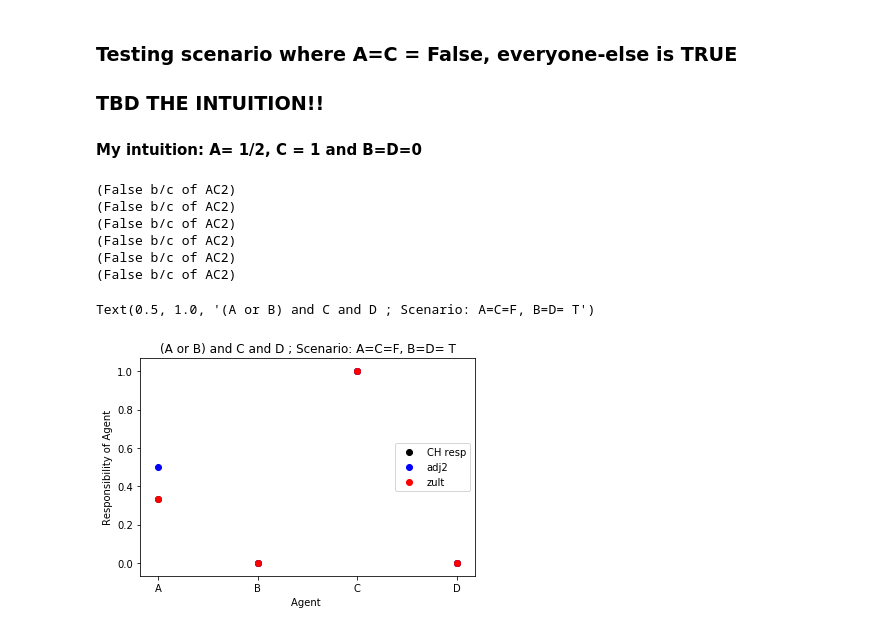
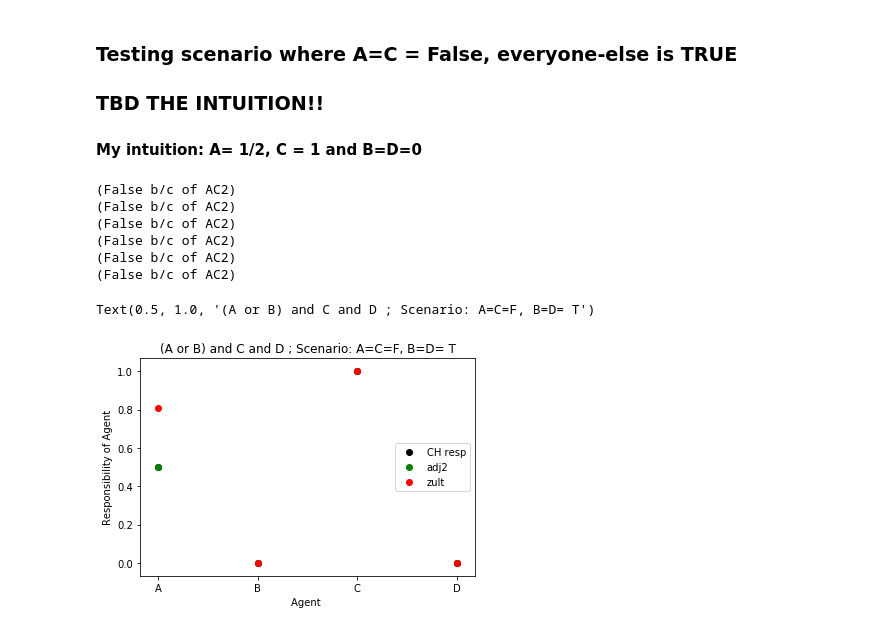
Before and after one commit to akashgokul/Causal_Research, a Jupyter notebook: Halpern-Pearl (Original Defn) Implementation.ipynb, the cells around one changed output. Cells and saved outputs as stored; diff of their text form; code cells hidden in the pictures.

```diff
--- a/Halpern-Pearl (Original Defn) Implementation.ipynb
+++ b/Halpern-Pearl (Original Defn) Implementation.ipynb
@@ -2167,10 +2164,10 @@ adj_z = []
 for i in range(4):
     X = [V[i]]
     X_index = [i]
-    r = Scenario_Model.responsibility(X,X_index,V[-1],scenario,True)
+    r = Scenario_Model.responsibility(X,X_index,V[-1],scenario,False)
     og_r.append(r)
     adj_1.append(Scenario_Model.adj_responsibility(X,X_index,1,V[-1],scenario,True))
-    adj_zult = Scenario_Model.adj_responsibility_2m(X,X_index,1,V[-1],scenario,True)
+    adj_zult = Scenario_Model.adj_responsibility_2m(X,X_index,1,V[-1],scenario,False)
     adj_2.append(adj_zult[0])
     adj_z.append(adj_zult[1])
 num_agents = np.asarray(['A','B','C','D'])
@@ -2180,7 +2177,7 @@ adj_2 = np.asarray(adj_2)
 adj_z = np.asarray(adj_z)
 plt.scatter(num_agents,og_r, color = 'black',label = 'CH resp')
 #plt.scatter(num_agents,adj_1, color = 'green',label='adj1')
-plt.scatter(num_agents,adj_2, color = 'blue',label='adj2')
+plt.scatter(num_agents,adj_2, color = 'green',label='adj2')
 plt.scatter(num_agents,adj_z, color = 'red',label = 'zult')
 plt.legend(loc='right')
 plt.xlabel('Agent')
@@ -2212,10 +2203,10 @@ adj_z = []
 for i in range(4):
     X = [V[i]]
     X_index = [i]
-    r = Scenario_Model.responsibility(X,X_index,V[-1],scenario,True)
+    r = Scenario_Model.responsibility(X,X_index,V[-1],scenario,False)
     og_r.append(r)
     adj_1.append(Scenario_Model.adj_responsibility(X,X_index,1,V[-1],scenario,True))
-    adj_zult = Scenario_Model.adj_responsibility_2m(X,X_index,1,V[-1],scenario,True)
+    adj_zult = Scenario_Model.adj_responsibility_2m(X,X_index,1,V[-1],scenario,False)
     adj_2.append(adj_zult[0])
     adj_z.append(adj_zult[1])
 num_agents = np.asarray(['A','B','C','D'])
@@ -2225,7 +2216,7 @@ adj_2 = np.asarray(adj_2)
 adj_z = np.asarray(adj_z)
 plt.scatter(num_agents,og_r, color = 'black',label = 'CH resp')
 #plt.scatter(num_agents,adj_1, color = 'green',label='adj1')
-plt.scatter(num_agents,adj_2, color = 'blue',label='adj2')
+plt.scatter(num_agents,adj_2, color = 'green',label='adj2')
 plt.scatter(num_agents,adj_z, color = 'red',label = 'zult')
 plt.legend(loc='right')
 plt.xlabel('Agent')
@@ -2257,10 +2242,10 @@ adj_z = []
 for i in range(4):
     X = [V[i]]
     X_index = [i]
-    r = Scenario_Model.responsibility(X,X_index,V[-1],scenario,True)
+    r = Scenario_Model.responsibility(X,X_index,V[-1],scenario,False)
     og_r.append(r)
     adj_1.append(Scenario_Model.adj_responsibility(X,X_index,1,V[-1],scenario,True))
-    adj_zult = Scenario_Model.adj_responsibility_2m(X,X_index,1,V[-1],scenario,True)
+    adj_zult = Scenario_Model.adj_responsibility_2m(X,X_index,1,V[-1],scenario,False)
     adj_2.append(adj_zult[0])
     adj_z.append(adj_zult[1])
 num_agents = np.asarray(['A','B','C','D'])
@@ -2270,7 +2255,7 @@ adj_2 = np.asarray(adj_2)
 adj_z = np.asarray(adj_z)
 plt.scatter(num_agents,og_r, color = 'black',label = 'CH resp')
 #plt.scatter(num_agents,adj_1, color = 'green',label='adj1')
-plt.scatter(num_agents,adj_2, color = 'blue',label='adj2')
+plt.scatter(num_agents,adj_2, color = 'green',label='adj2')
 plt.scatter(num_agents,adj_z, color = 'red',label = 'zult')
 plt.legend(loc='upper right')
 plt.xlabel('Agent')
@@ -2306,10 +2291,10 @@ adj_z = []
 for i in range(4):
     X = [V[i]]
     X_index = [i]
-    r = Scenario_Model.responsibility(X,X_index,V[-1],scenario,True)
+    r = Scenario_Model.responsibility(X,X_index,V[-1],scenario,False)
     og_r.append(r)
     adj_1.append(Scenario_Model.adj_responsibility(X,X_index,1,V[-1],scenario,True))
-    adj_zult = Scenario_Model.adj_responsibility_2m(X,X_index,1,V[-1],scenario,True)
+    adj_zult = Scenario_Model.adj_responsibility_2m(X,X_index,1,V[-1],scenario,False)
     adj_2.append(adj_zult[0])
     adj_z.append(adj_zult[1])
 num_agents = np.asarray(['A','B','C','D'])
@@ -2319,7 +2304,7 @@ adj_2 = np.asarray(adj_2)
 adj_z = np.asarray(adj_z)
 plt.scatter(num_agents,og_r, color = 'black',label = 'resp')
 #plt.scatter(num_agents,adj_1, color = 'green',label='adj1')
-plt.scatter(num_agents,adj_2, color = 'blue',label='adj2')
+plt.scatter(num_agents,adj_2, color = 'green',label='adj2')
 plt.scatter(num_agents,adj_z, color = 'red',label = 'zult')
 plt.legend(loc='right')
 plt.xlabel('Agent')
@@ -2357,34 +2342,34 @@ og_r=[]
 adj_1=[]
 adj_2 = []
 adj_z = []
 for i in range(4):
     X = [V[i]]
     X_index = [i]
-    r = Scenario_Model.responsibility(X,X_index,V[-1],scenario,True)
+    r = Scenario_Model.responsibility(X,X_index,V[-1],scenario,False)
     og_r.append(r)
     adj_1.append(Scenario_Model.adj_responsibility(X,X_index,1,V[-1],scenario,True))
-    adj_zult = Scenario_Model.adj_responsibility_2m(X,X_index,1,V[-1],scenario,True)
+    adj_zult = Scenario_Model.adj_responsibility_2m(X,X_index,1,V[-1],scenario,False)
     adj_2.append(adj_zult[0])
     adj_z.append(adj_zult[1])
 num_agents = np.asarray(['A','B','C','D'])
 og_r = np.asarray(og_r)
 adj_1 = np.asarray(adj_1)
 adj_2 = np.asarray(adj_2)
 adj_z = np.asarray(adj_z)
 plt.scatter(num_agents,og_r, color = 'black',label = 'CH resp')
 #plt.scatter(num_agents,adj_1, color = 'green',label='adj1')
-plt.scatter(num_agents,adj_2, color = 'blue',label='adj2')
+plt.scatter(num_agents,adj_2, color = 'green',label='adj2')
 plt.scatter(num_agents,adj_z, color = 'red',label = 'zult')
 plt.legend(loc='right')
 plt.xlabel('Agent ')
 plt.ylabel('Responsibility of Agent')
 plt.title("(A or B) and C and D ; Scenario: A=C=F, B=D= T")
 # %% [output]
 (False b/c of AC2)
 (False b/c of AC2)
 (False b/c of AC2)
 (False b/c of AC2)
 (False b/c of AC2)
 (False b/c of AC2)
 Text(0.5, 1.0, '(A or B) and C and D ; Scenario: A=C=F, B=D= T')
-[figure, old version]
+[figure, new version]
```
Also changed, not shown: parts of 14 cells of this notebook, 15 other files.
